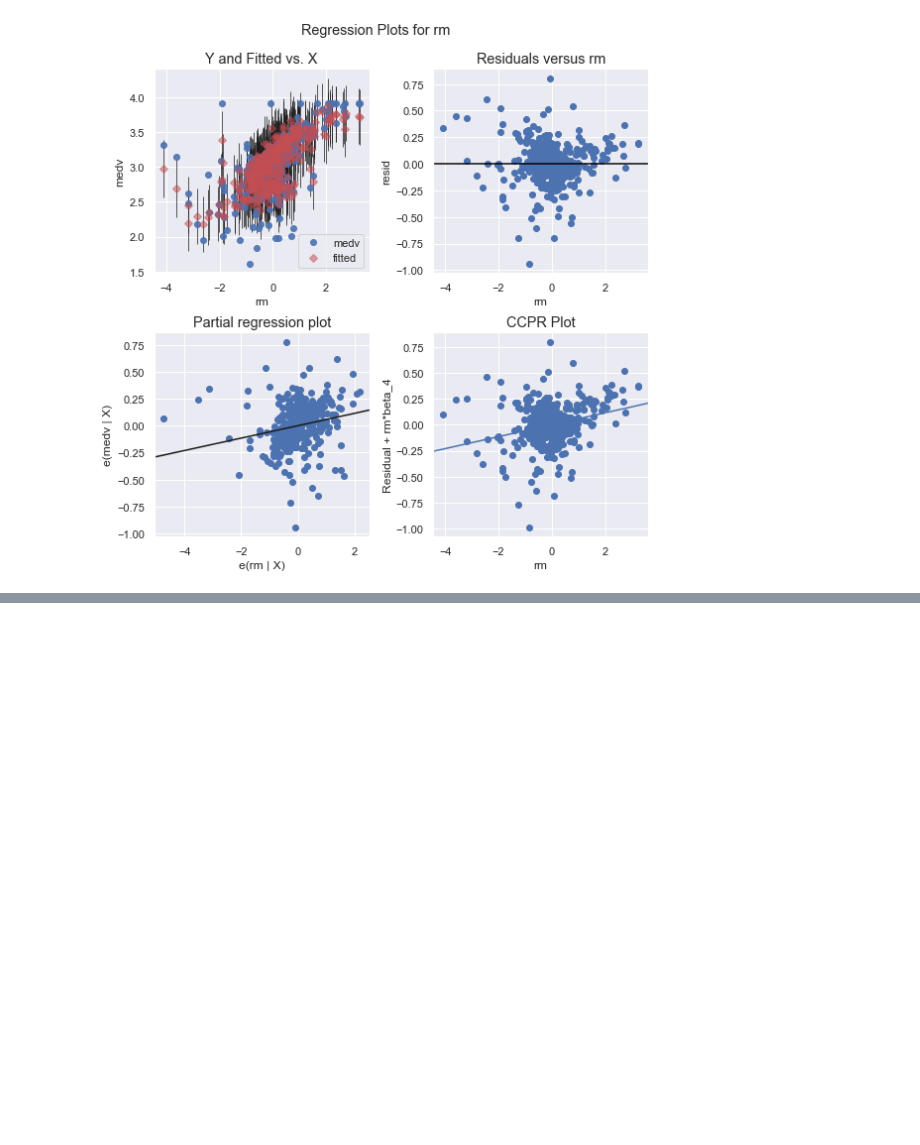
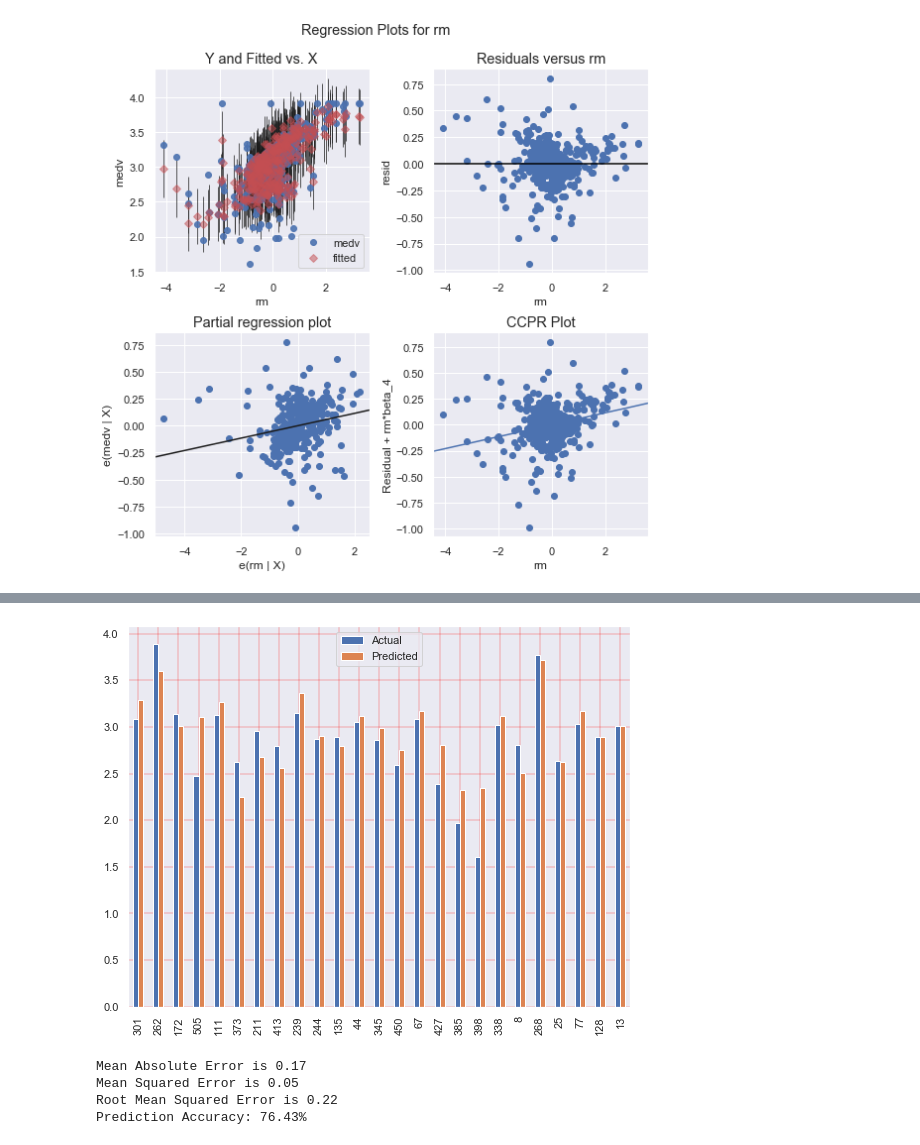
Before and after one commit to PythonKatie/Boston_Housing_Price, a Jupyter notebook: Boston Housing Price.ipynb, the cells around one changed output, grey strips where cells are left out. Drawn from its saved outputs; the diff is of its cells as text; code cells hidden in the pictures; blank space fills up the shorter version.

```diff
--- a/Boston Housing Price.ipynb
+++ b/Boston Housing Price.ipynb
@@ -470,8 +465,7 @@ plt.show()
 # %%
 #Transforming X variables using Power Transformation, Box-Cox is for positive values only and Yeo-Johnson can be used for both + and - values
 pt = PowerTransformer(method='yeo-johnson')
-x_train_pt = pt.fit(x_train) #Fit the data to the powertransformer
-x_train_pt = pt.transform(x_train) #Transform the data
+x_train_pt = pt.fit_transform(x_train) # Fit the data to the powertransformer and Transform the data
 x_train_pt = pd.DataFrame(data = x_train_pt) #Pass the transformed data into a new dataframe because pt.transform returns an array
 x_train_pt.head(3)
 # %% [output]
@@ -645,3 +639,25 @@ fig = plt.figure(figsize=(8, 8))
 fig = sm.graphics.plot_regress_exog(lrmodel, "rm", fig=fig)
 # %% [output]
 [figure]
+# %%
+#Transforming test sample: X variables using Power Transformation and Y using log transformation
+
+x_test_pt = pt.fit_transform(x_test)
+x_test_pt = pd.DataFrame(data = x_test_pt)
+x_test_pt.index = x_test.index
+x_test_pt.columns = x_test.columns
+
+# Log transforming Y Test data
+ylog_test = np.log(y_test)
+# %%
+#lrmodel = lm.LinearRegression()
+#lrmodel = lrmodel.fit(x_train_pt, ylog_train)
+#y_pred = lrmodel.predict(x_test_pt)
+#y_pred = pd.DataFrame(y_pred)
+#y_pred.head()
+
+# fit a model
+#lrrmodel = sm.OLS(ylog_train, sm.add_constant(x_train_pt)).fit()
+x_test_pt = sm.add_constant(x_test_pt)
+y_pred = lrmodel.predict(x_test_pt)
+y_pred.head(3)
@@ -647,0 +669,5 @@ fig = sm.graphics.plot_regress_exog(lrmodel, "rm", fig=fig)
+# %%
+## Next we want to compare y_test with y_pred to see how far off the predictions are
+#comparison = pd.DataFrame({'Actual': y_test.flatten(), 'Predicted': y_pred.flatten()})
+comparison = pd.DataFrame({'Actual': ylog_test, 'Predicted': y_pred})
+comparison.head()
@@ -647,0 +681,27 @@ fig = sm.graphics.plot_regress_exog(lrmodel, "rm", fig=fig)
+# %%
+# We can also visualize comparison result as a bar graph. We will use 25 values
+bar_chart = comparison.head(25)
+bar_chart.plot(kind='bar',figsize=(9,7))
+plt.grid(which='major', linestyle='-', linewidth='0.3', color='red')
+plt.grid(which='minor', linestyle=':', linewidth='0.3', color='blue')
+plt.show()
+# %% [output]
+[figure, added]
+# %%
+## We test the model's accuracy by looking at the difference between predicted values and actual values
+## An accurate model would have residuals of zero. For regression algorithms, evaluation metrics commonly used are: MSE, MAE and RSME
+
+mae = metrics.mean_absolute_error(ylog_test, y_pred)
+mse = metrics.mean_squared_error(ylog_test, y_pred)
+rmse = np.sqrt(mse)
+Prediction_Accuracy = lrmodel.rsquared
+
+print("Mean Absolute Error is", round(mae, 2))
+print("Mean Squared Error is", round(mse, 2))
+print("Root Mean Squared Error is", round(rmse, 2))
+print("Prediction Accuracy: %.2f%%" % (Prediction_Accuracy*100.0))
+# %% [output]
+Mean Absolute Error is 0.17
+Mean Squared Error is 0.05
+Root Mean Squared Error is 0.22
+Prediction Accuracy: 76.43%
```
Also changed, not shown: parts of 11 cells of this notebook.
